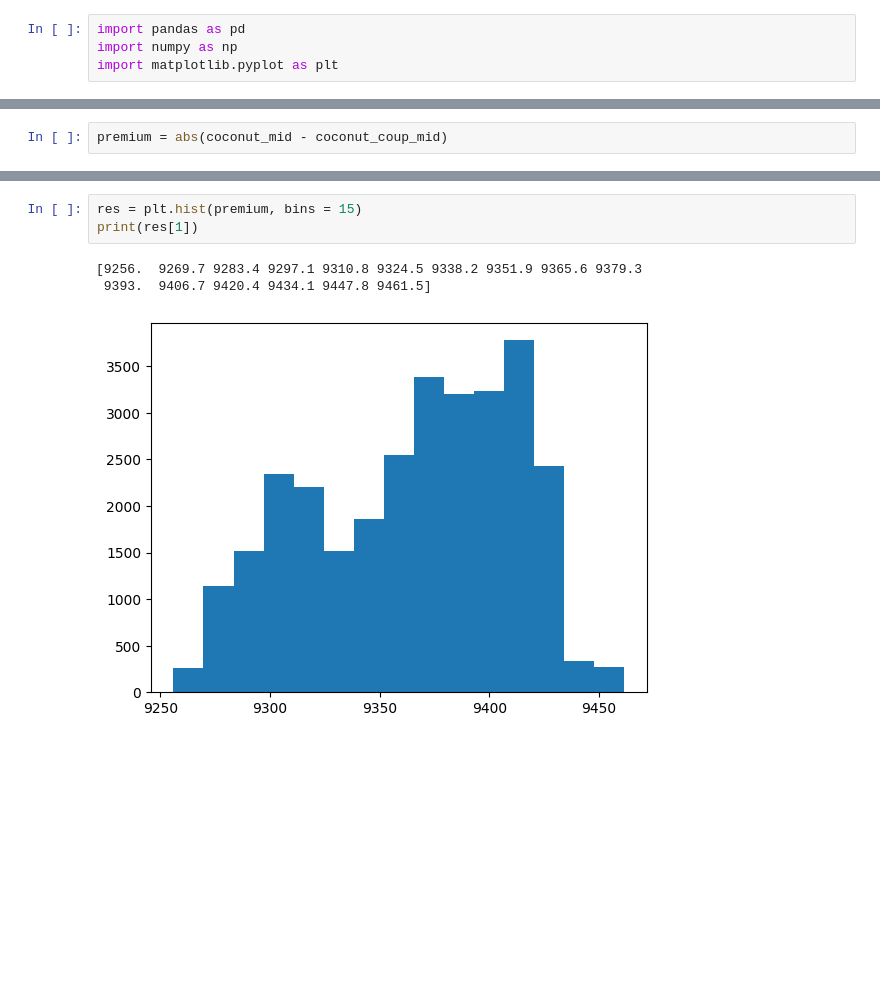
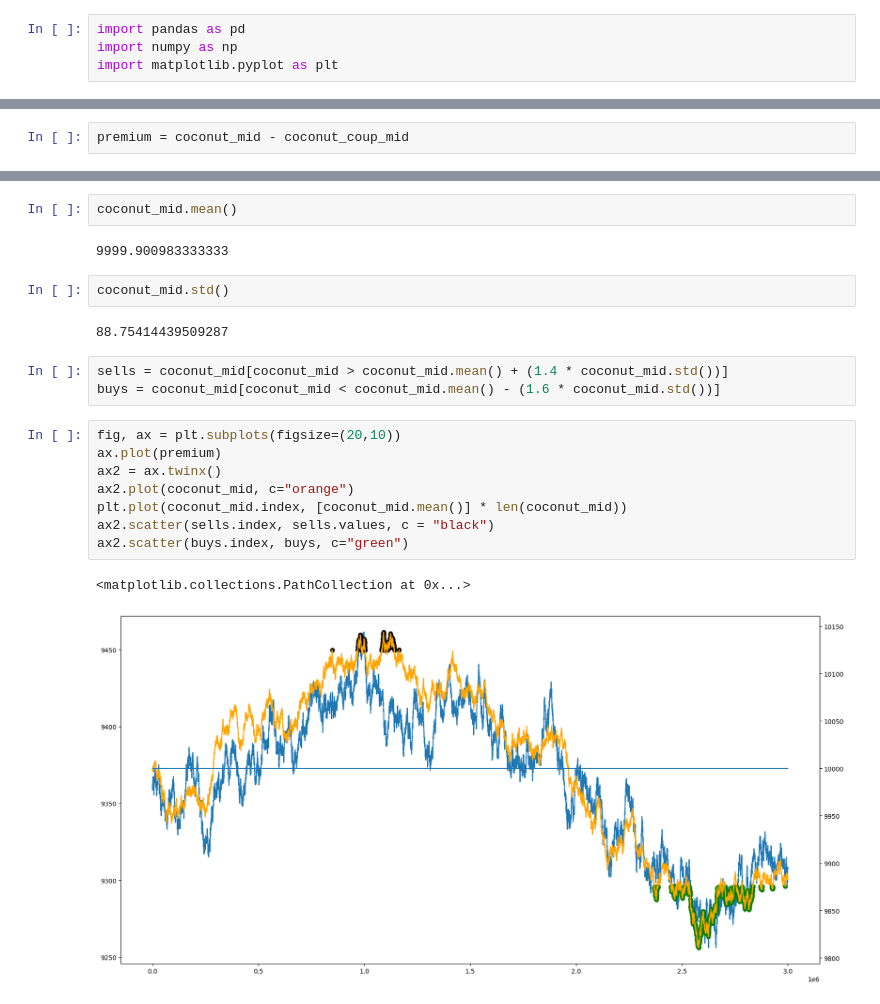
Before and after one commit to edgar-maddocks/IMC, a Jupyter notebook: coconuts/data.ipynb, the cells around one changed output, grey strips where cells are left out. Saved outputs shown, nothing was run; the diff lists cells and outputs as text; blank space fills up the shorter version.

```diff
--- a/coconuts/data.ipynb
+++ b/coconuts/data.ipynb
@@ -62,2 +133,2 @@ plt.show()
 # %%
-premium = abs(coconut_mid - coconut_coup_mid)
+premium = coconut_mid - coconut_coup_mid
@@ -72,7 +135,22 @@ premium.diff().hist()
-# %%
-res = plt.hist(premium, bins = 15)
-print(res[1])
-# %% [output]
-[9256.  9269.7 9283.4 9297.1 9310.8 9324.5 9338.2 9351.9 9365.6 9379.3
- 9393.  9406.7 9420.4 9434.1 9447.8 9461.5]
-[figure, removed]
+# %%
+coconut_mid.mean()
+# %% [output]
+9999.900983333333
+# %%
+coconut_mid.std()
+# %% [output]
+88.75414439509287
+# %%
+sells = coconut_mid[coconut_mid > coconut_mid.mean() + (1.4 * coconut_mid.std())]
+buys = coconut_mid[coconut_mid < coconut_mid.mean() - (1.6 * coconut_mid.std())]
+# %%
+fig, ax = plt.subplots(figsize=(20,10))
+ax.plot(premium)
+ax2 = ax.twinx()
+ax2.plot(coconut_mid, c="orange")
+plt.plot(coconut_mid.index, [coconut_mid.mean()] * len(coconut_mid))
+ax2.scatter(sells.index, sells.values, c = "black")
+ax2.scatter(buys.index, buys, c="green")
+# %% [output]
+<matplotlib.collections.PathCollection at 0x...>
+[figure, added]
```
Also changed, not shown: parts of 14 cells of this notebook, 19 other files.
